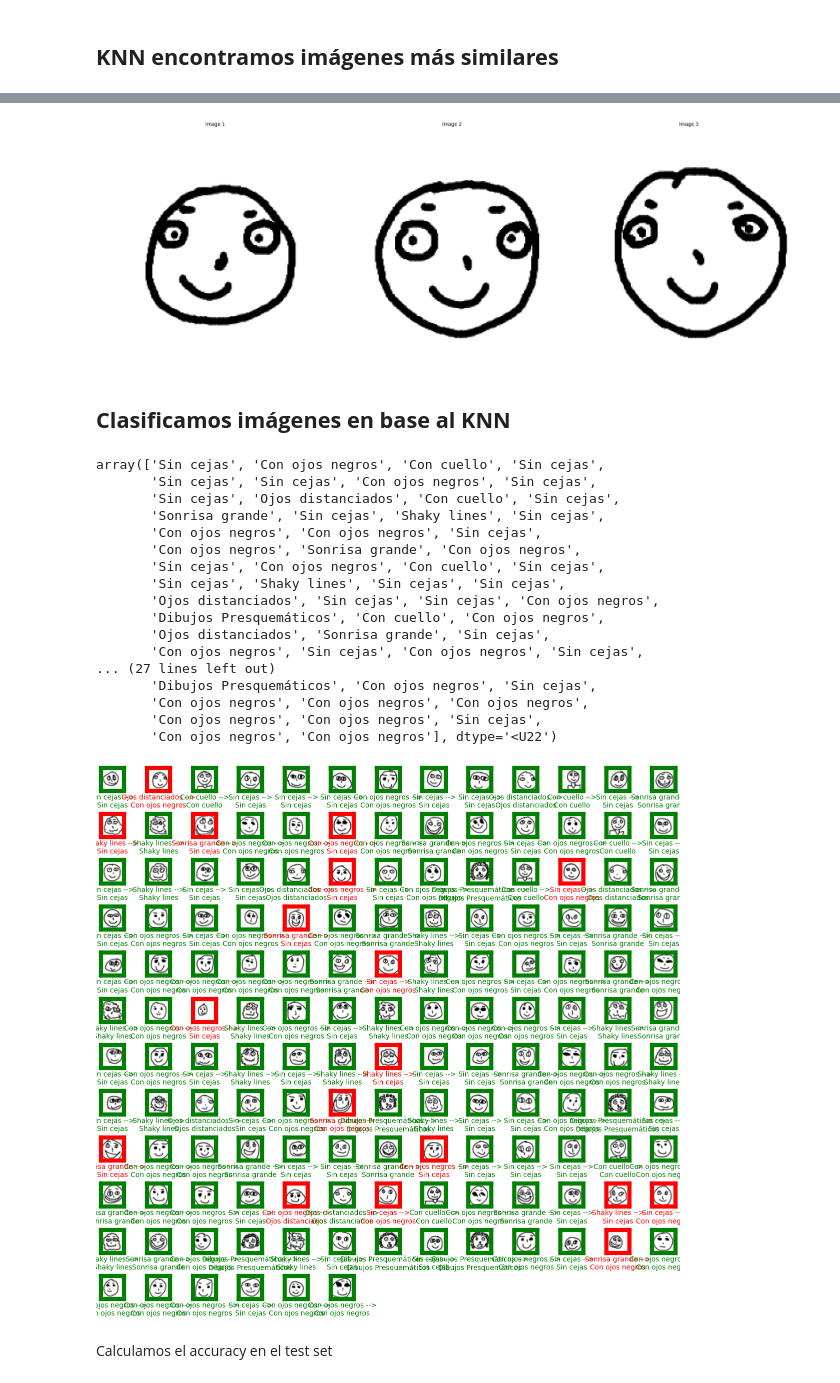
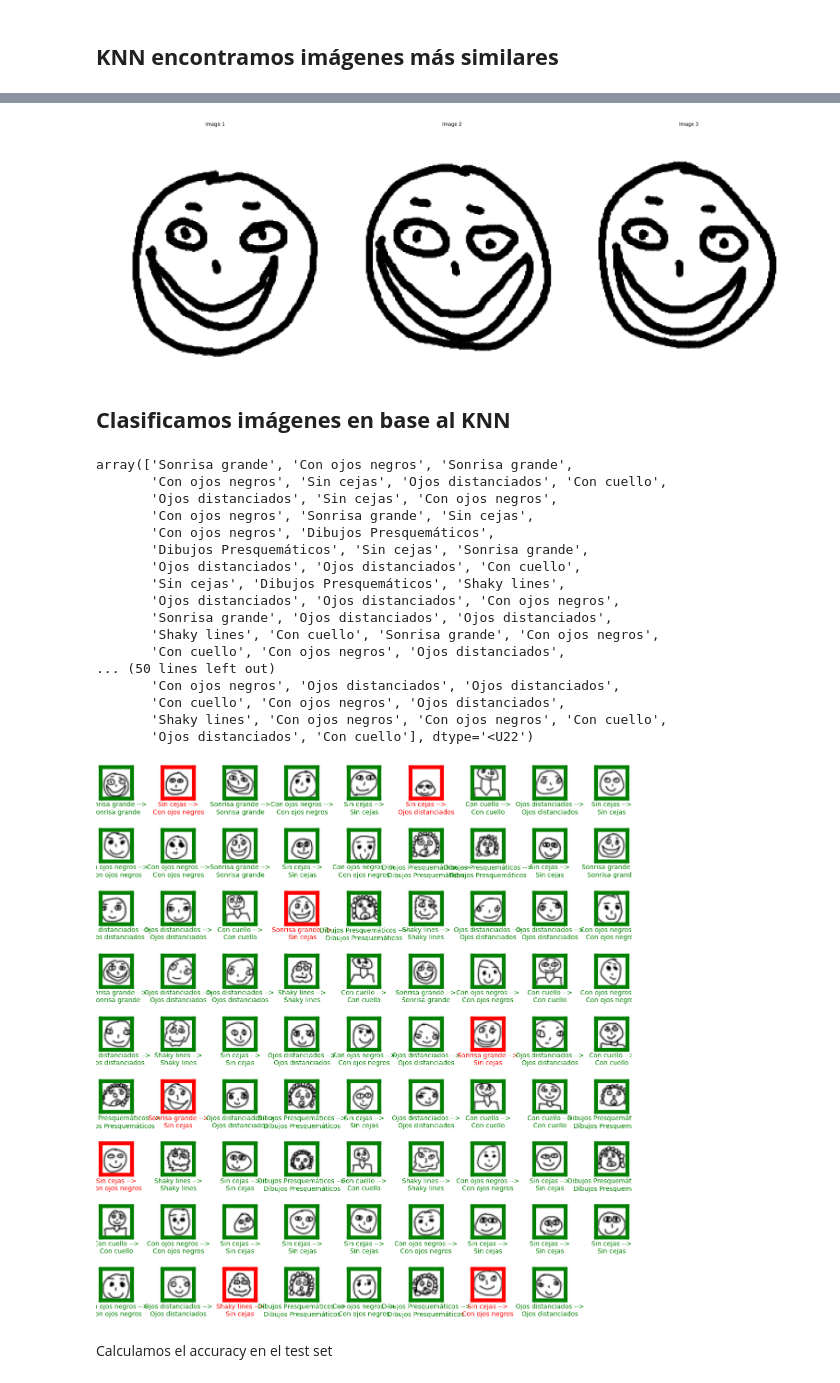
Before and after one commit to diego-taquiri/AutismSketchClassifier, a Jupyter notebook: notebooks/ResNet18_QuickDraw_knn_classification.ipynb, the cells around one changed output, grey strips where cells are left out. Saved outputs shown, nothing was run; the diff lists cells and outputs as text; code cells hidden in the pictures.

```diff
--- a/notebooks/ResNet18_QuickDraw_knn_classification.ipynb
+++ b/notebooks/ResNet18_QuickDraw_knn_classification.ipynb
@@ -255,7 +258,7 @@ def k_vecinos_más_cercanos(vectores_train, vectores_test, index, k):
     return [x[0] for x in vecinos[:k]]  # return the indices of the k closest neighbors
 # %%
 # Display the query image and its nearest neighbors
-idx = 1  # index of the test image we want to use as a query
+idx = 0  # index of the test image we want to use as a query
 k = 3  # number of neighbors to retrieve
 
 print("Query Image")
@@ -284,7 +287,7 @@ for i in range(k):
 plt.tight_layout()  # Adjust subplots to fit into figure area.
 plt.show()
 # %% [output]
-[figure, old version]
+[figure, new version]
 # %% [markdown]
 ## **Clasificamos imágenes en base al KNN**
 # %%
@@ -314,27 +317,27 @@ predicted_labels = np.array(predicted_labels)
 # Output predicted labels
 predicted_labels
 # %% [output]
-array(['Sin cejas', 'Con ojos negros', 'Con cuello', 'Sin cejas',
-       'Sin cejas', 'Sin cejas', 'Con ojos negros', 'Sin cejas',
-       'Sin cejas', 'Ojos distanciados', 'Con cuello', 'Sin cejas',
-       'Sonrisa grande', 'Sin cejas', 'Shaky lines', 'Sin cejas',
-       'Con ojos negros', 'Con ojos negros', 'Sin cejas',
-       'Con ojos negros', 'Sonrisa grande', 'Con ojos negros',
-       'Sin cejas', 'Con ojos negros', 'Con cuello', 'Sin cejas',
-       'Sin cejas', 'Shaky lines', 'Sin cejas', 'Sin cejas',
-       'Ojos distanciados', 'Sin cejas', 'Sin cejas', 'Con ojos negros',
-       'Dibujos Presquemáticos', 'Con cuello', 'Con ojos negros',
-       'Ojos distanciados', 'Sonrisa grande', 'Sin cejas',
-       'Con ojos negros', 'Sin cejas', 'Con ojos negros', 'Sin cejas',
-... (27 lines left out)
-       'Dibujos Presquemáticos', 'Con ojos negros', 'Sin cejas',
-       'Con ojos negros', 'Con ojos negros', 'Con ojos negros',
-       'Con ojos negros', 'Con ojos negros', 'Sin cejas',
-       'Con ojos negros', 'Con ojos negros'], dtype='<U22')
+array(['Sonrisa grande', 'Con ojos negros', 'Sonrisa grande',
+       'Con ojos negros', 'Sin cejas', 'Ojos distanciados', 'Con cuello',
+       'Ojos distanciados', 'Sin cejas', 'Con ojos negros',
+       'Con ojos negros', 'Sonrisa grande', 'Sin cejas',
+       'Con ojos negros', 'Dibujos Presquemáticos',
+       'Dibujos Presquemáticos', 'Sin cejas', 'Sonrisa grande',
+       'Ojos distanciados', 'Ojos distanciados', 'Con cuello',
+       'Sin cejas', 'Dibujos Presquemáticos', 'Shaky lines',
+       'Ojos distanciados', 'Ojos distanciados', 'Con ojos negros',
+       'Sonrisa grande', 'Ojos distanciados', 'Ojos distanciados',
+       'Shaky lines', 'Con cuello', 'Sonrisa grande', 'Con ojos negros',
+       'Con cuello', 'Con ojos negros', 'Ojos distanciados',
+... (50 lines left out)
+       'Con ojos negros', 'Ojos distanciados', 'Ojos distanciados',
+       'Con cuello', 'Con ojos negros', 'Ojos distanciados',
+       'Shaky lines', 'Con ojos negros', 'Con ojos negros', 'Con cuello',
+       'Ojos distanciados', 'Con cuello'], dtype='<U22')
 # %%
 # Visualization of the predictions
 def visualize_predictions(filenames, labels_true, labels_pred):
-    numbers_to_display = min(149, len(filenames))
+    numbers_to_display = min(80, len(filenames))
     num_cells = math.ceil(math.sqrt(numbers_to_display))
     plt.figure(figsize=(15, 15))
 
@@ -343,34 +346,34 @@ def visualize_predictions(filenames, labels_true, labels_pred):
         img = remove_transparency(img)
         img_resized = img.resize((28, 28))
         img_gray = img_resized.convert('L')
         x = np.array(img_gray)
 
         y_true = labels_true[i]
         y_pred = labels_pred[i]
 
         color = 'green' if y_true == y_pred else 'red'
 
         plt.subplot(num_cells, num_cells, i + 1)
         plt.imshow(x, cmap='gray')
         plt.xticks([])
         plt.yticks([])
         plt.grid(False)
         plt.xlabel(f"{y_true} -->\n{y_pred}", color=color)
 
         # Add border color
         ax = plt.gca()
         for spine in ax.spines.values():
             spine.set_edgecolor(color)
             spine.set_linewidth(6)
 
     plt.subplots_adjust(hspace=1, wspace=0.5)
     plt.show()
 
 
 # Visualize the results
 visualize_predictions(filenames_test, labels_test, predicted_labels)
 # %% [output]
-[figure, old version]
+[figure, new version]
 # %% [markdown]
 Calculamos el accuracy en el test set
 # %%
```
Also changed, not shown: parts of 10 cells of this notebook, 1 other file.
